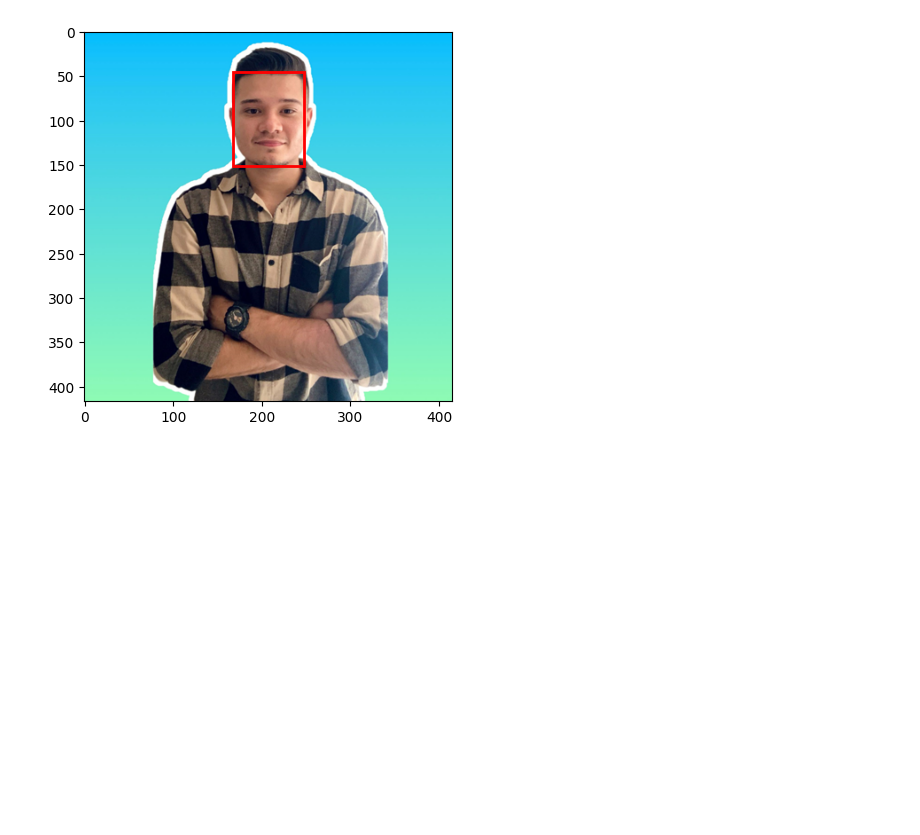
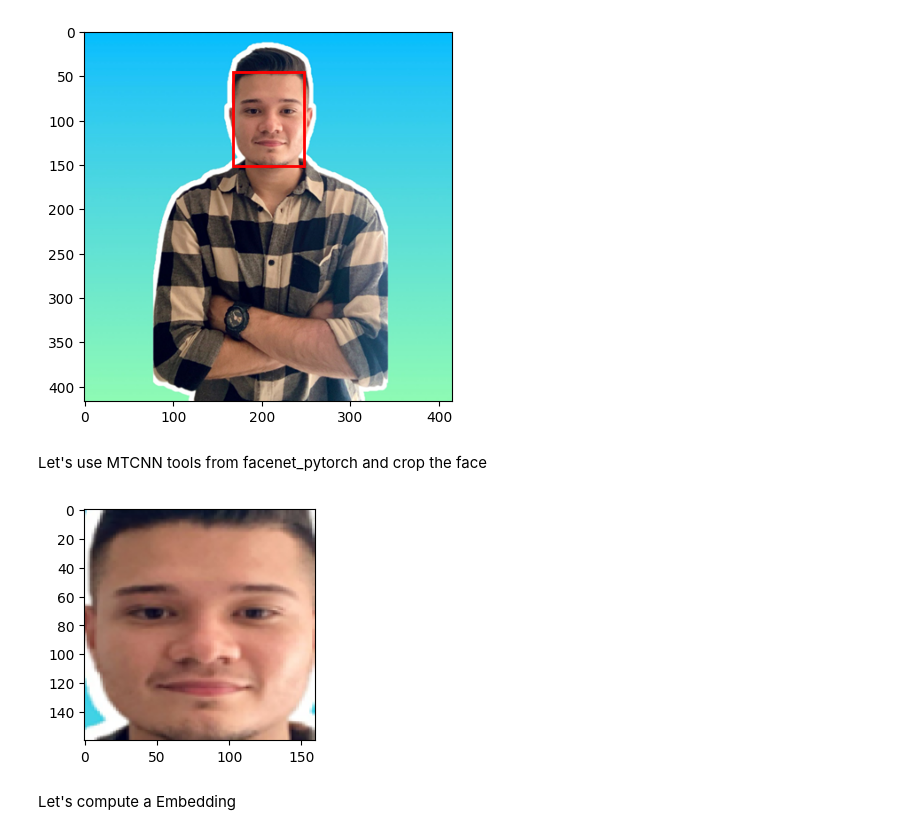
Before and after one commit to jolual2747/pycon-colombia-2024, a Jupyter notebook: notebooks/computer_vision.ipynb, the cells around one changed output. Saved outputs shown, nothing was run; the diff lists cells and outputs as text; code cells hidden in the pictures; blank space fills up the shorter version.

Commit message:
working on face embeddings

```diff
--- a/notebooks/computer_vision.ipynb
+++ b/notebooks/computer_vision.ipynb
@@ -56,3 +56,5 @@ plt.show()
 3/3 ━━━━━━━━━━━━━━━━━━━━ 0s 43ms/step
 1/1 ━━━━━━━━━━━━━━━━━━━━ 0s 123ms/step
 [figure]
+# %% [markdown]
+Let's use MTCNN tools from facenet_pytorch and crop the face
@@ -58,0 +64,10 @@ plt.show()
+# %%
+mtcnn = MTCNN(image_size=160, margin=5, min_face_size=35, post_process=False)
+cropped_img = mtcnn(img).permute(1, 2, 0).int().numpy()
+plt.figure(figsize=(3,3))
+plt.imshow(cropped_img)
+plt.show()
+# %% [output]
+[figure, added]
+# %% [markdown]
+Let's compute a Embedding
```
Also changed, not shown: parts of 2 cells of this notebook.
